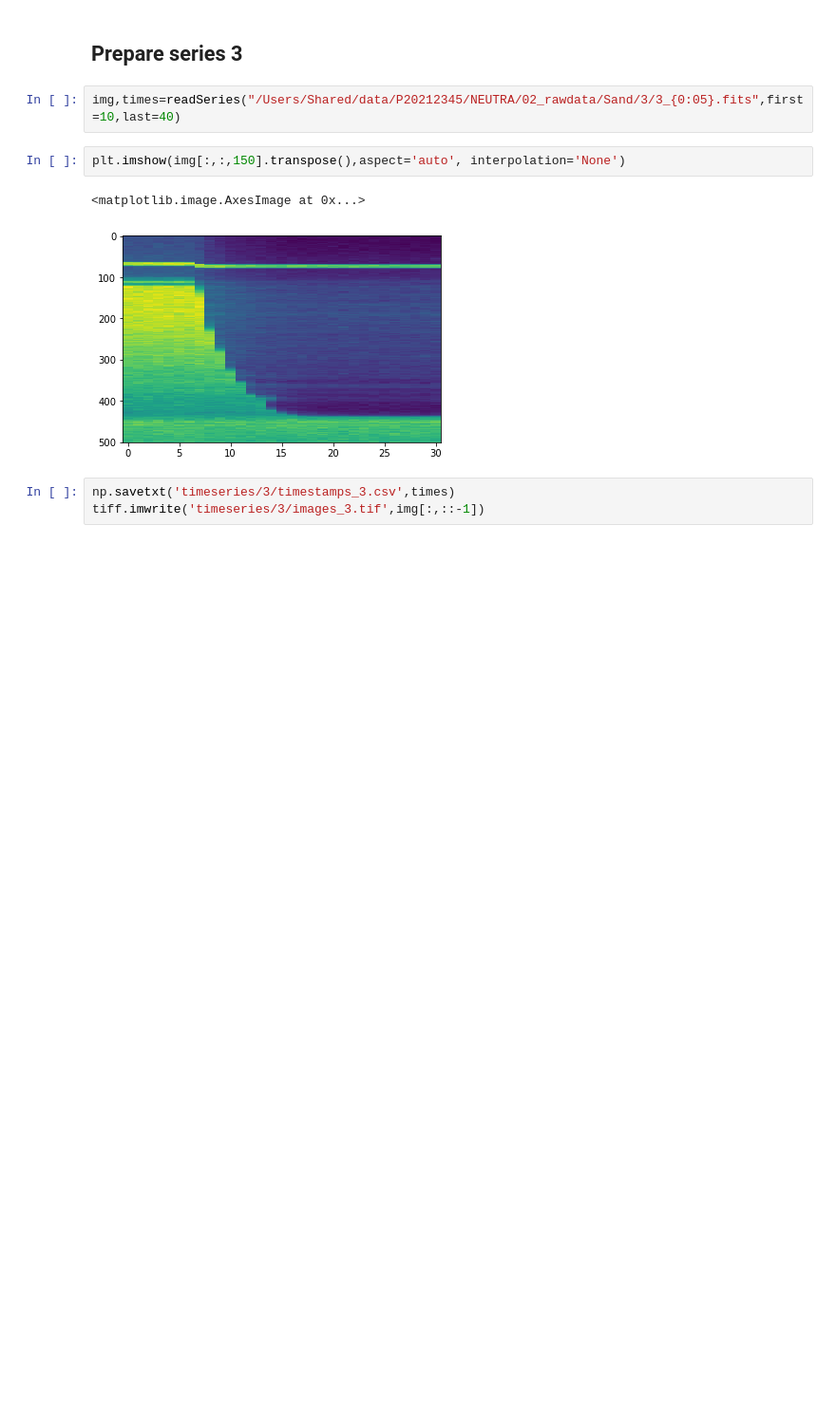
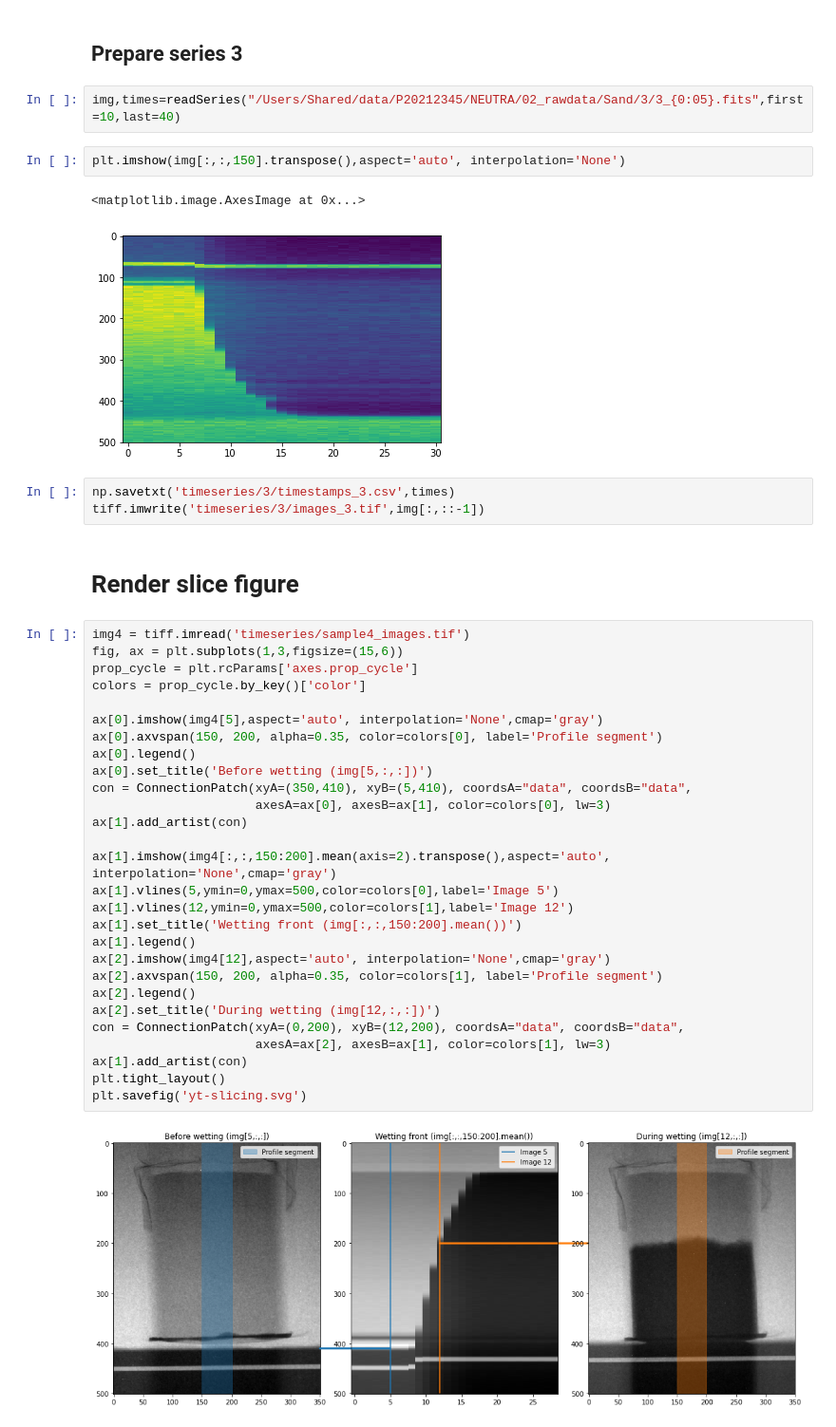
Before and after one commit to ImagingLectures/WaterInSand, a Jupyter notebook: data/DataPreparation.ipynb, the cells around one changed output. Shown at 95% size. Cells and saved outputs as stored; diff of their text form; blank space fills up the shorter version.

```diff
--- a/data/DataPreparation.ipynb
+++ b/data/DataPreparation.ipynb
@@ -115,3 +117,35 @@ plt.imshow(img[:,:,150].transpose(),aspect='auto', interpolation='None')
 # %%
 np.savetxt('timeseries/3/timestamps_3.csv',times)
 tiff.imwrite('timeseries/3/images_3.tif',img[:,::-1])
+# %% [markdown]
+# Render slice figure
+# %%
+img4 = tiff.imread('timeseries/sample4_images.tif')
+fig, ax = plt.subplots(1,3,figsize=(15,6))
+prop_cycle = plt.rcParams['axes.prop_cycle']
+colors = prop_cycle.by_key()['color']
+
+ax[0].imshow(img4[5],aspect='auto', interpolation='None',cmap='gray')
+ax[0].axvspan(150, 200, alpha=0.35, color=colors[0], label='Profile segment')
+ax[0].legend()
+ax[0].set_title('Before wetting (img[5,:,:])')
+con = ConnectionPatch(xyA=(350,410), xyB=(5,410), coordsA="data", coordsB="data",
+                      axesA=ax[0], axesB=ax[1], color=colors[0], lw=3)
+ax[1].add_artist(con)
+
+ax[1].imshow(img4[:,:,150:200].mean(axis=2).transpose(),aspect='auto', interpolation='None',cmap='gray')
+ax[1].vlines(5,ymin=0,ymax=500,color=colors[0],label='Image 5')
+ax[1].vlines(12,ymin=0,ymax=500,color=colors[1],label='Image 12')
+ax[1].set_title('Wetting front (img[:,:,150:200].mean())')
+ax[1].legend()
+ax[2].imshow(img4[12],aspect='auto', interpolation='None',cmap='gray')
+ax[2].axvspan(150, 200, alpha=0.35, color=colors[1], label='Profile segment')
+ax[2].legend()
+ax[2].set_title('During wetting (img[12,:,:])')
+con = ConnectionPatch(xyA=(0,200), xyB=(12,200), coordsA="data", coordsB="data",
+                      axesA=ax[2], axesB=ax[1], color=colors[1], lw=3)
+ax[1].add_artist(con)
+plt.tight_layout()
+plt.savefig('yt-slicing.svg')
+# %% [output]
+[figure, added]
```
Also changed, not shown: parts of 8 cells of this notebook, 2 other files.
